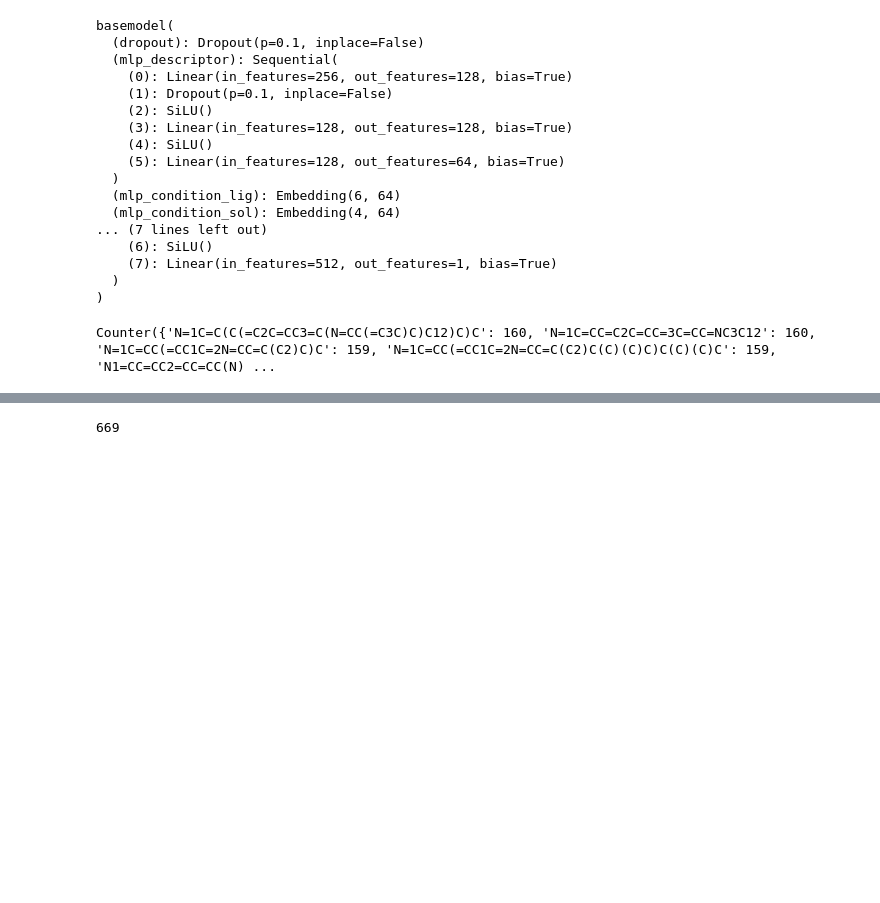
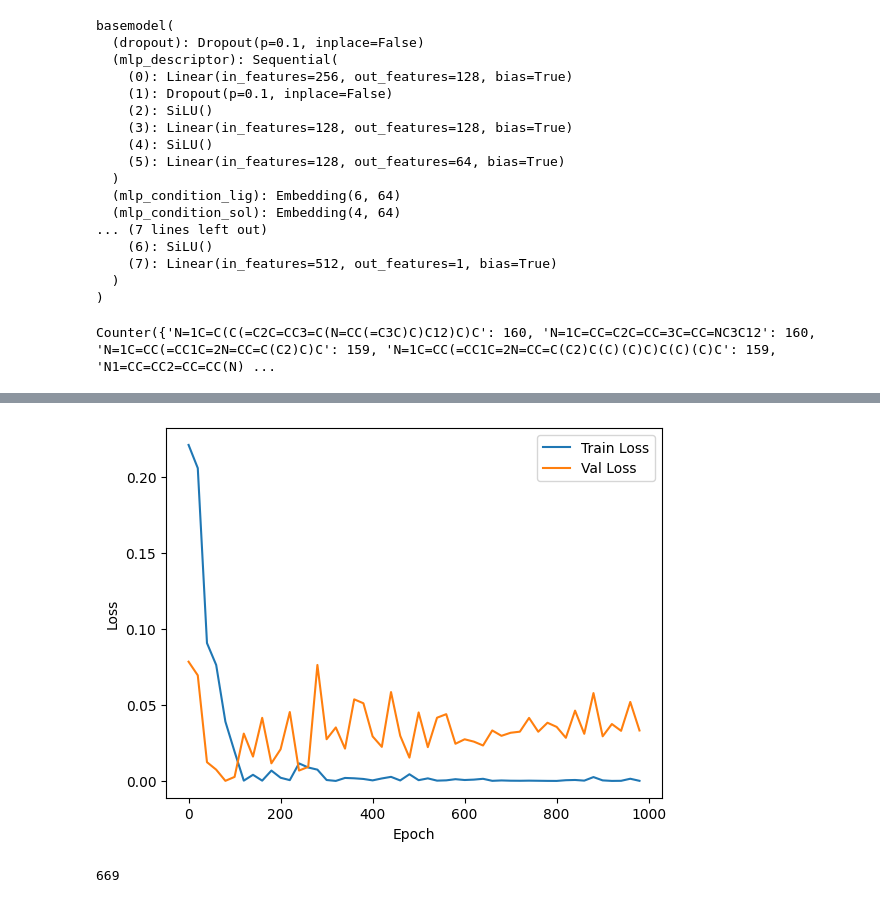
Before and after one commit to chltjs1921/2024_modeling_practice, a Jupyter notebook: dataset.ipynb, the cells around one changed output, grey strips where cells are left out. Drawn from its saved outputs; the diff is of its cells as text; code cells hidden in the pictures; blank space fills up the shorter version.

```diff
--- a/dataset.ipynb
+++ b/dataset.ipynb
@@ -469,0 +612,9 @@ Counter({'N=1C=C(C(=C2C=CC3=C(N=CC(=C3C)C)C12)C)C': 160, 'N=1C=CC=C2C=CC=3C=CC=N
+# %%
+plt.plot(epoch_count, train_loss_values, label='Train Loss')
+plt.plot(epoch_count, val_loss_values, label='Val Loss')
+plt.xlabel('Epoch')
+plt.ylabel('Loss')
+plt.legend()
+plt.show() #trg는 100~200 정도만 해도 될듯?
+# %% [output]
+[figure, added]
```
Also changed, not shown: parts of 11 cells of this notebook.
